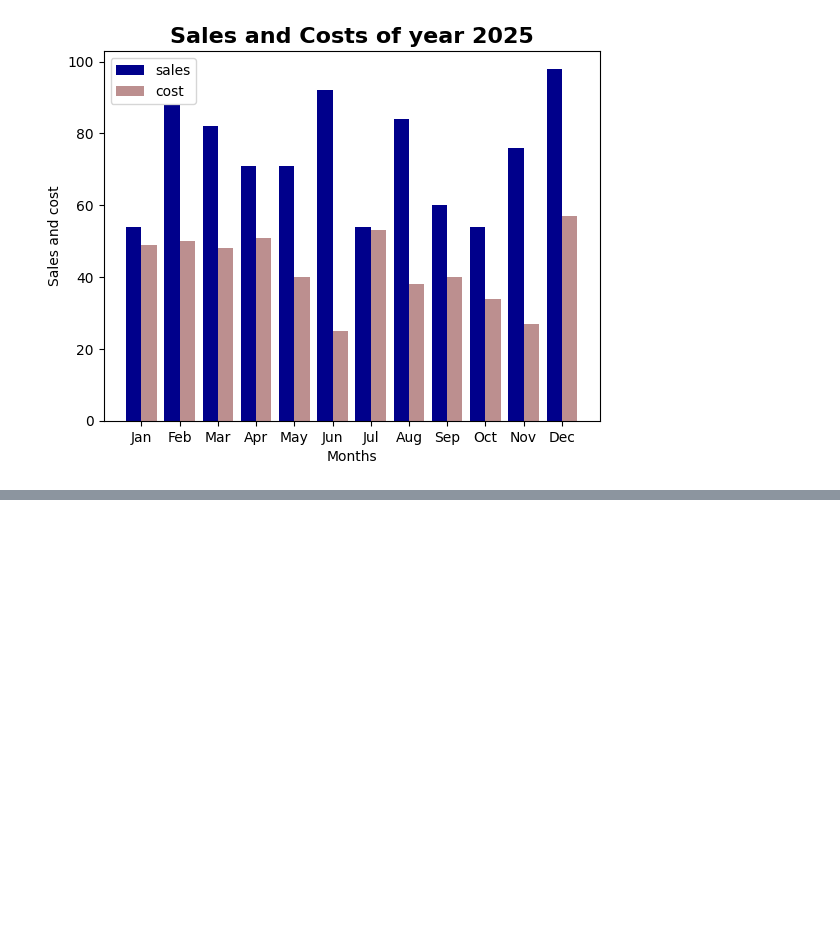
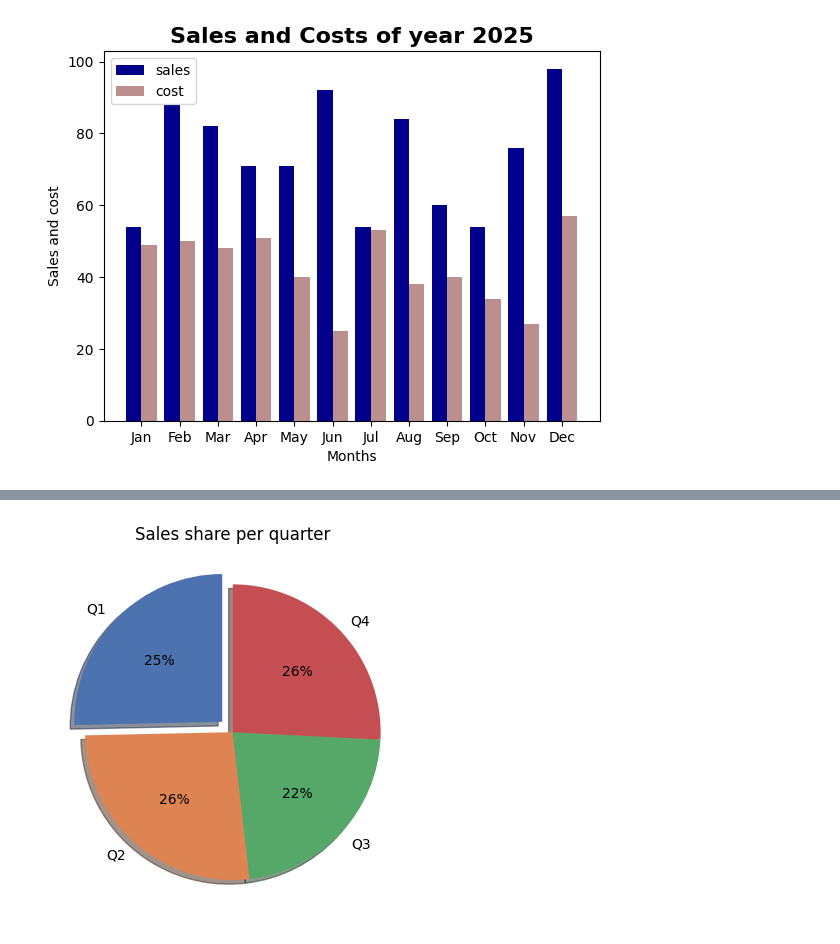
Before and after one commit to victoriairungu99-creator/CDAV-course, a Jupyter notebook: Visualization_practicals.ipynb, the cells around one changed output, grey strips where cells are left out. Cells and saved outputs as stored; diff of their text form; code cells hidden in the pictures; blank space fills up the shorter version.

```diff
--- a/Visualization_practicals.ipynb
+++ b/Visualization_practicals.ipynb
@@ -220,0 +232,17 @@ plt.show()
+# %%
+df["quarter"]="Q"+(np.arange(len(df))//3+1).astype(str)
+by_q=df.groupby("quarter")["sales"].sum()
+colors=["#4C72B0","#DD8452","#55A868","#C44E52"]
+
+fig,ax=plt.subplots()
+ax.pie(by_q,labels=by_q.index,
+       colors=colors,                 #custom slice colors
+       autopct="%1.0f%%",             #show percentages
+       startangle=90,                 #rotate the first slice to the top
+       explode=[0.10,0,0,0],          #pull out the first slice to make it distinct
+       shadow=True)
+
+ax.set_title("Sales share per quarter")
+plt.show()
+# %% [output]
+[figure, added]
```
Also changed, not shown: parts of 15 cells of this notebook.
